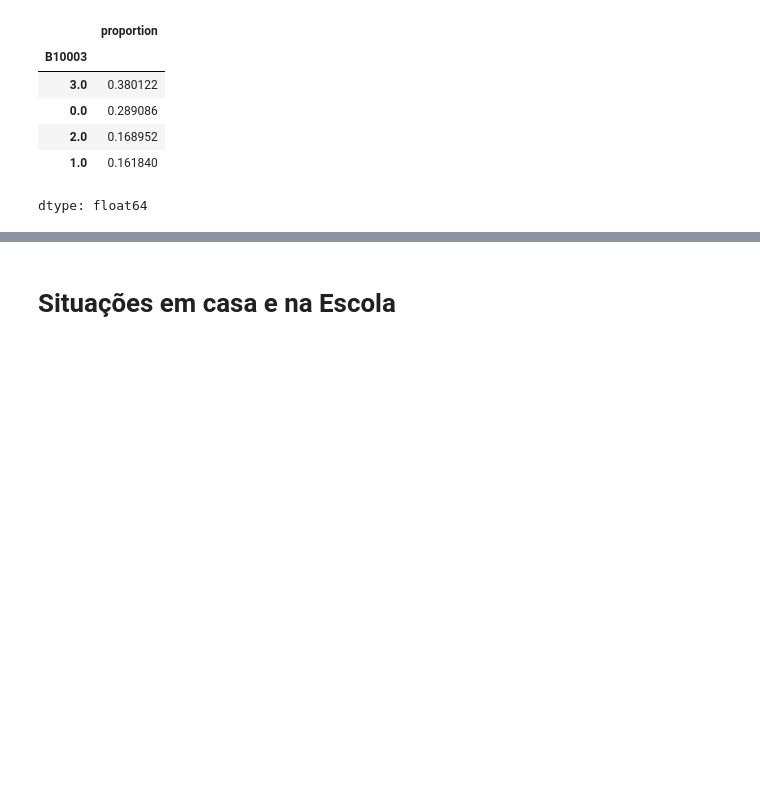
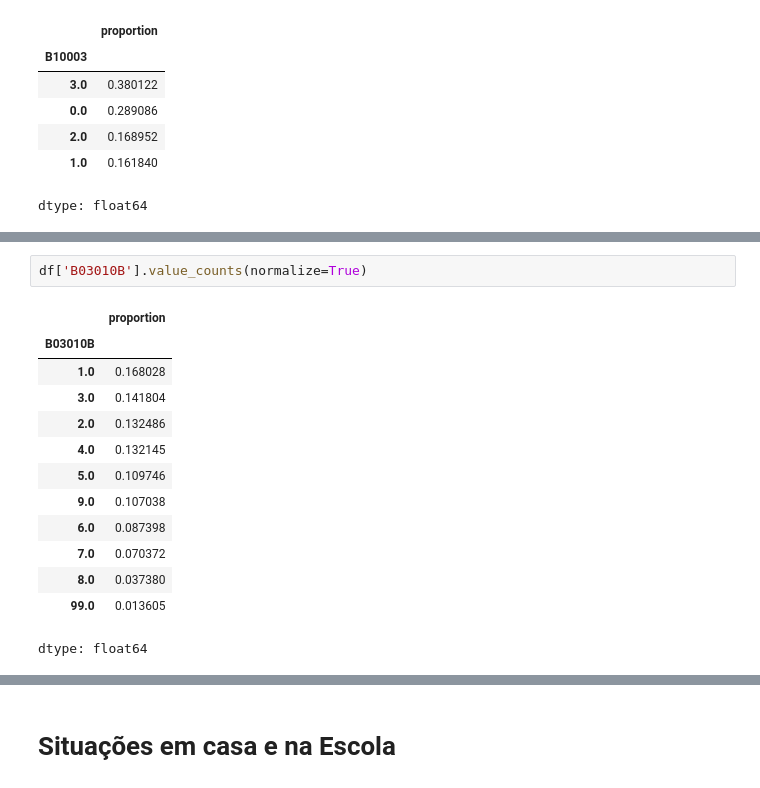
Before and after one commit to GustavoEmanuel901/lainfs-pense-repository, a Jupyter notebook: Dados_Pense_2026.ipynb, the cells around one changed output, grey strips where cells are left out. Drawn from its saved outputs; the diff is of its cells as text; blank space fills up the shorter version.

```diff
--- a/Dados_Pense_2026.ipynb
+++ b/Dados_Pense_2026.ipynb
@@ -1872,0 +2203,16 @@ dtype: float64
+# %%
+df['B03010B'].value_counts(normalize=True)
+# %% [output]
+|  | proportion |
+| B03010B |  |
+| 1.0 | 0.168028 |
+| 3.0 | 0.141804 |
+| 2.0 | 0.132486 |
+| 4.0 | 0.132145 |
+| 5.0 | 0.109746 |
+| 9.0 | 0.107038 |
+| 6.0 | 0.087398 |
+| 7.0 | 0.070372 |
+| 8.0 | 0.037380 |
+| 99.0 | 0.013605 |
+dtype: float64
```
Also changed, not shown: parts of 32 cells of this notebook.
